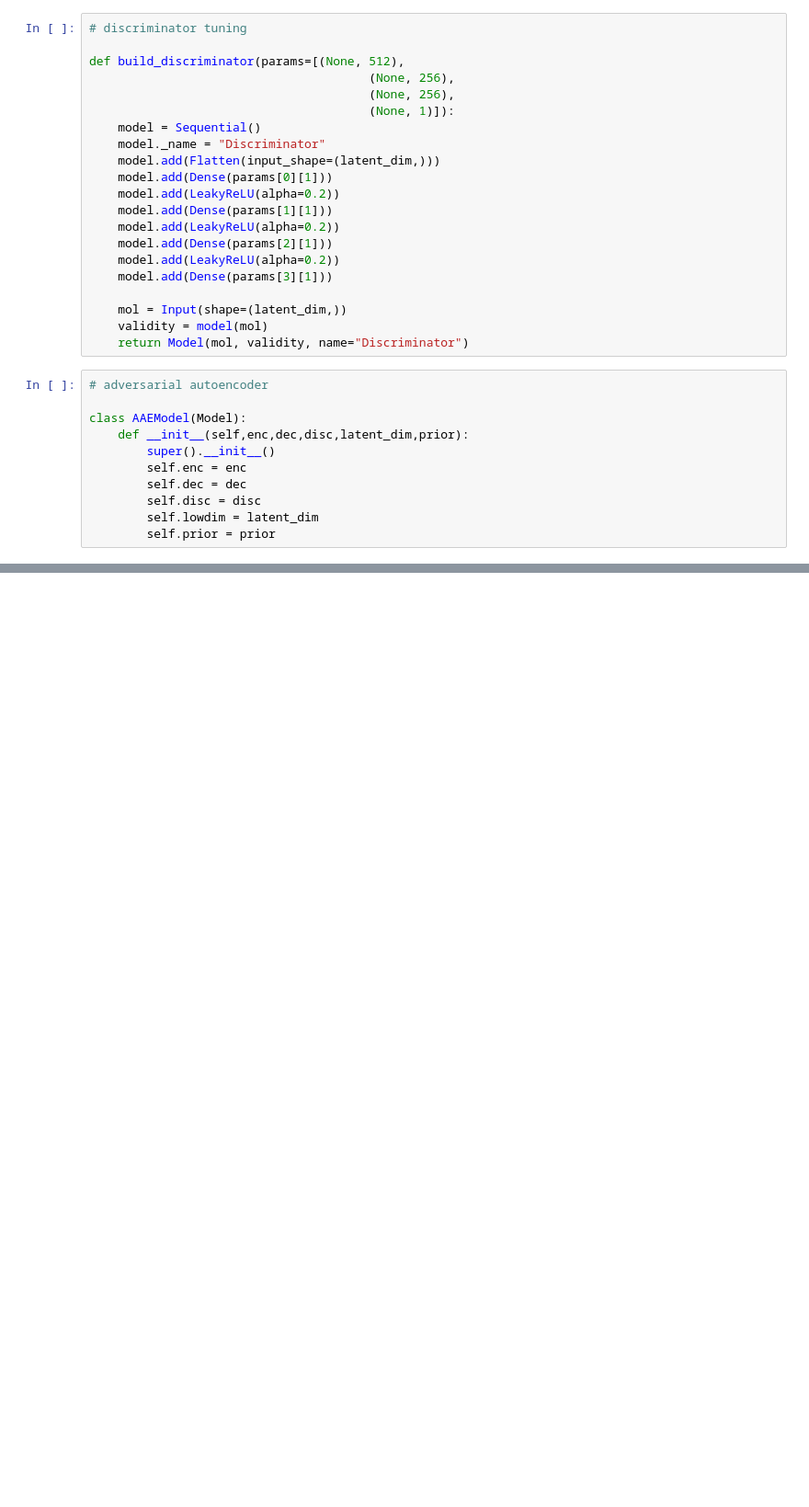
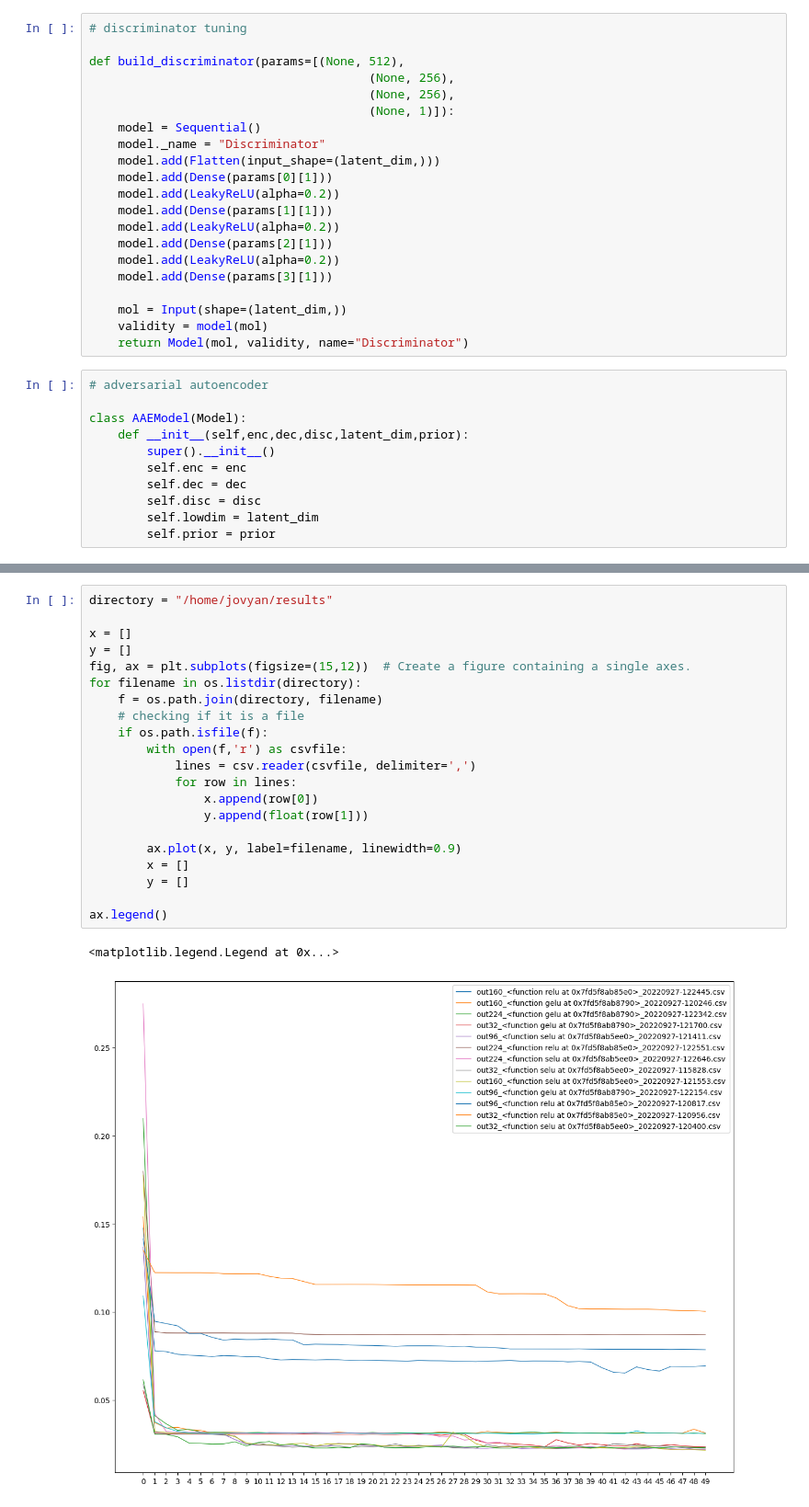
Before and after one commit to ljocha/ASMSA, a Jupyter notebook: tuning.ipynb, the cells around one changed output, grey strips where cells are left out. Shown at 92% size. Drawn from its saved outputs; the diff is of its cells as text; blank space fills up the shorter version.

```diff
--- a/tuning.ipynb
+++ b/tuning.ipynb
@@ -279,0 +335,24 @@ tuner.results_summary()
+# %%
+directory = "/home/jovyan/results"
+
+x = []
+y = []
+fig, ax = plt.subplots(figsize=(15,12))  # Create a figure containing a single axes.
+for filename in os.listdir(directory):
+    f = os.path.join(directory, filename)
+    # checking if it is a file
+    if os.path.isfile(f):
+        with open(f,'r') as csvfile:
+            lines = csv.reader(csvfile, delimiter=',')
+            for row in lines:
+                x.append(row[0])
+                y.append(float(row[1]))
+
+        ax.plot(x, y, label=filename, linewidth=0.9)
+        x = []
+        y = []
+
+ax.legend()
+# %% [output]
+<matplotlib.legend.Legend at 0x...>
+[figure, added]
```
Also changed, not shown: parts of 12 cells of this notebook.
